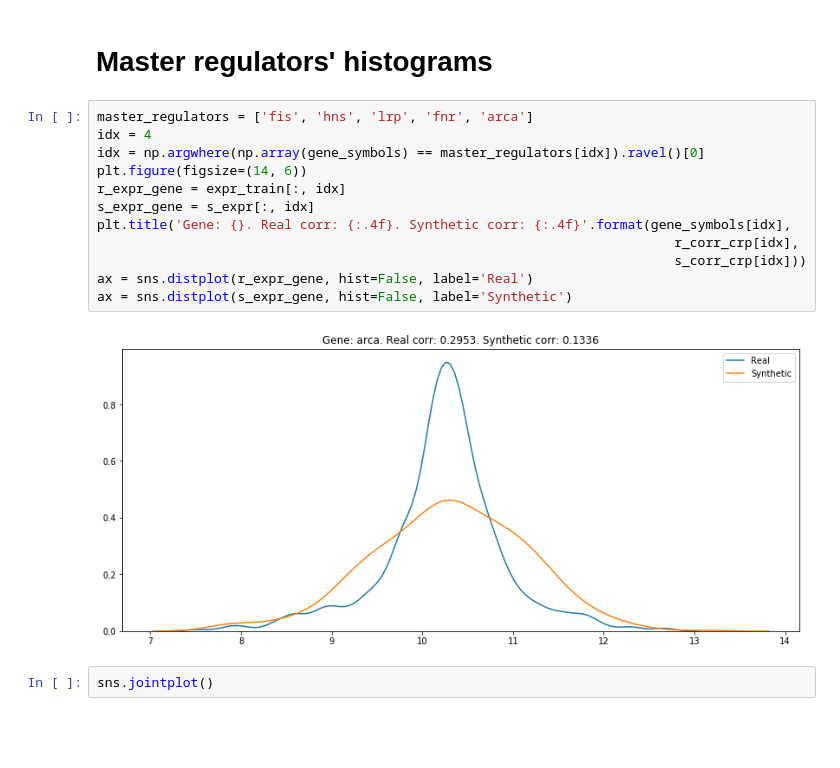
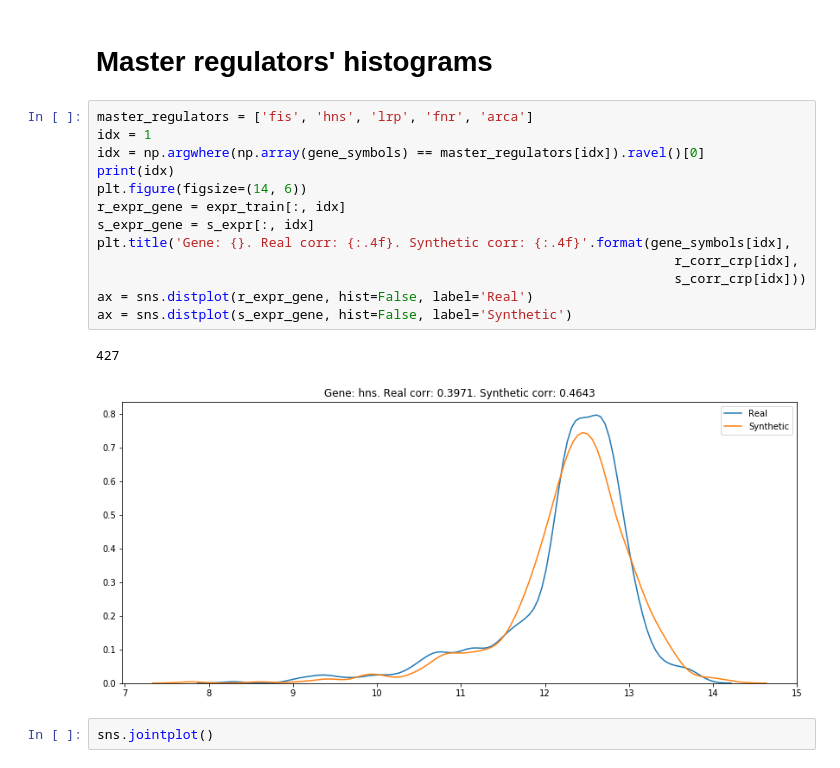
Before and after one commit to rvinas/adversarial-gene-expression, a Jupyter notebook: src/evaluate_noise_rej_data.ipynb, the cells around one changed output. Cells and saved outputs as stored; diff of their text form; blank space fills up the shorter version.

```diff
--- a/src/evaluate_noise_rej_data.ipynb
+++ b/src/evaluate_noise_rej_data.ipynb
@@ -230,18 +197,20 @@ ax = sns.distplot(s_expr_gene, hist=False, label='Synthetic')
 # Master regulators' histograms
 # %%
 master_regulators = ['fis', 'hns', 'lrp', 'fnr', 'arca']
-idx = 4
+idx = 1
 idx = np.argwhere(np.array(gene_symbols) == master_regulators[idx]).ravel()[0]
+print(idx)
 plt.figure(figsize=(14, 6))
 r_expr_gene = expr_train[:, idx]
 s_expr_gene = s_expr[:, idx]
 plt.title('Gene: {}. Real corr: {:.4f}. Synthetic corr: {:.4f}'.format(gene_symbols[idx],
                                                                           r_corr_crp[idx],
                                                                           s_corr_crp[idx]))
 ax = sns.distplot(r_expr_gene, hist=False, label='Real')
 ax = sns.distplot(s_expr_gene, hist=False, label='Synthetic')
 # %% [output]
+427
-[figure, old version]
+[figure, new version]
 # %%
 sns.jointplot()
 # %% [output]
```
Also changed, not shown: parts of 17 cells of this notebook, 20 other files.
